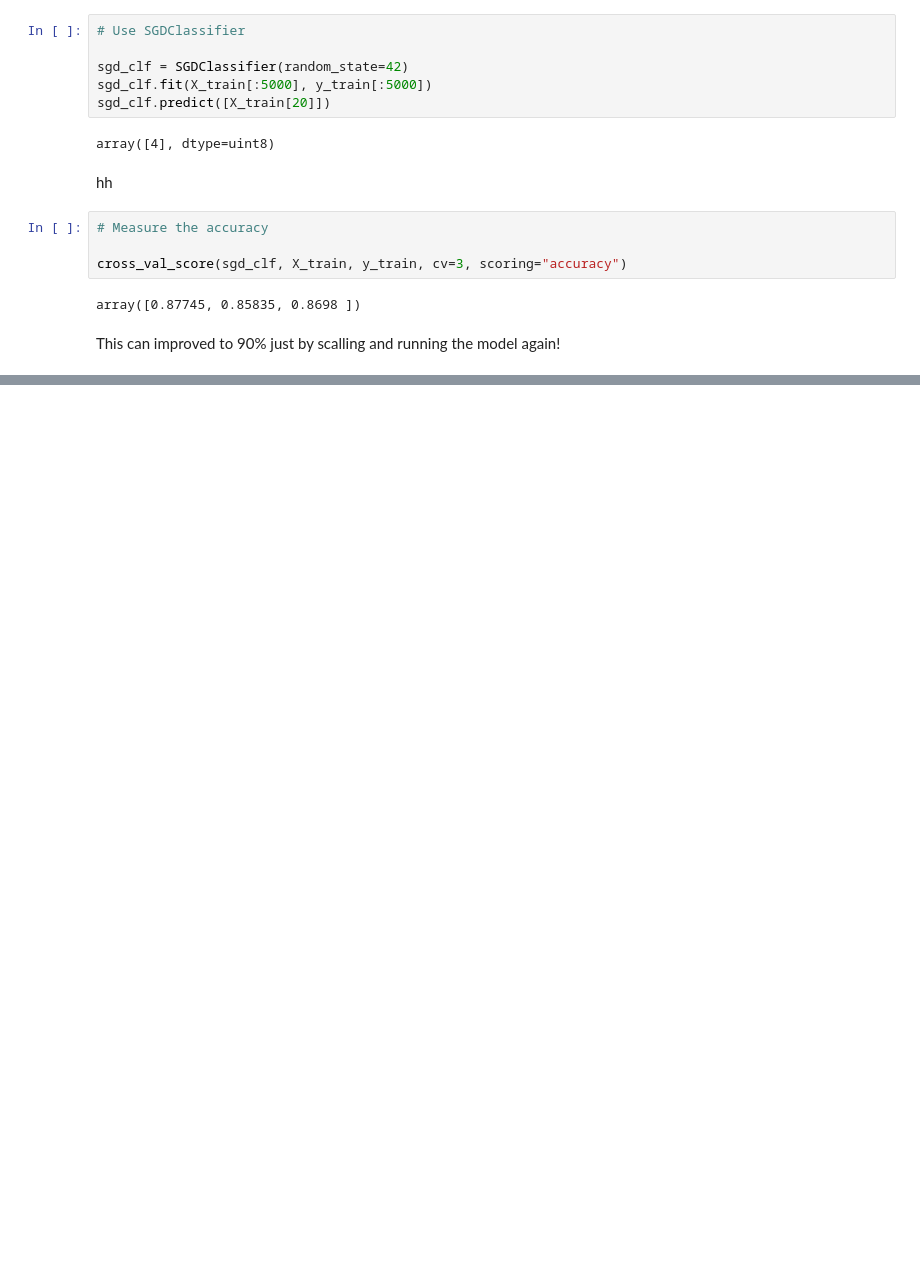
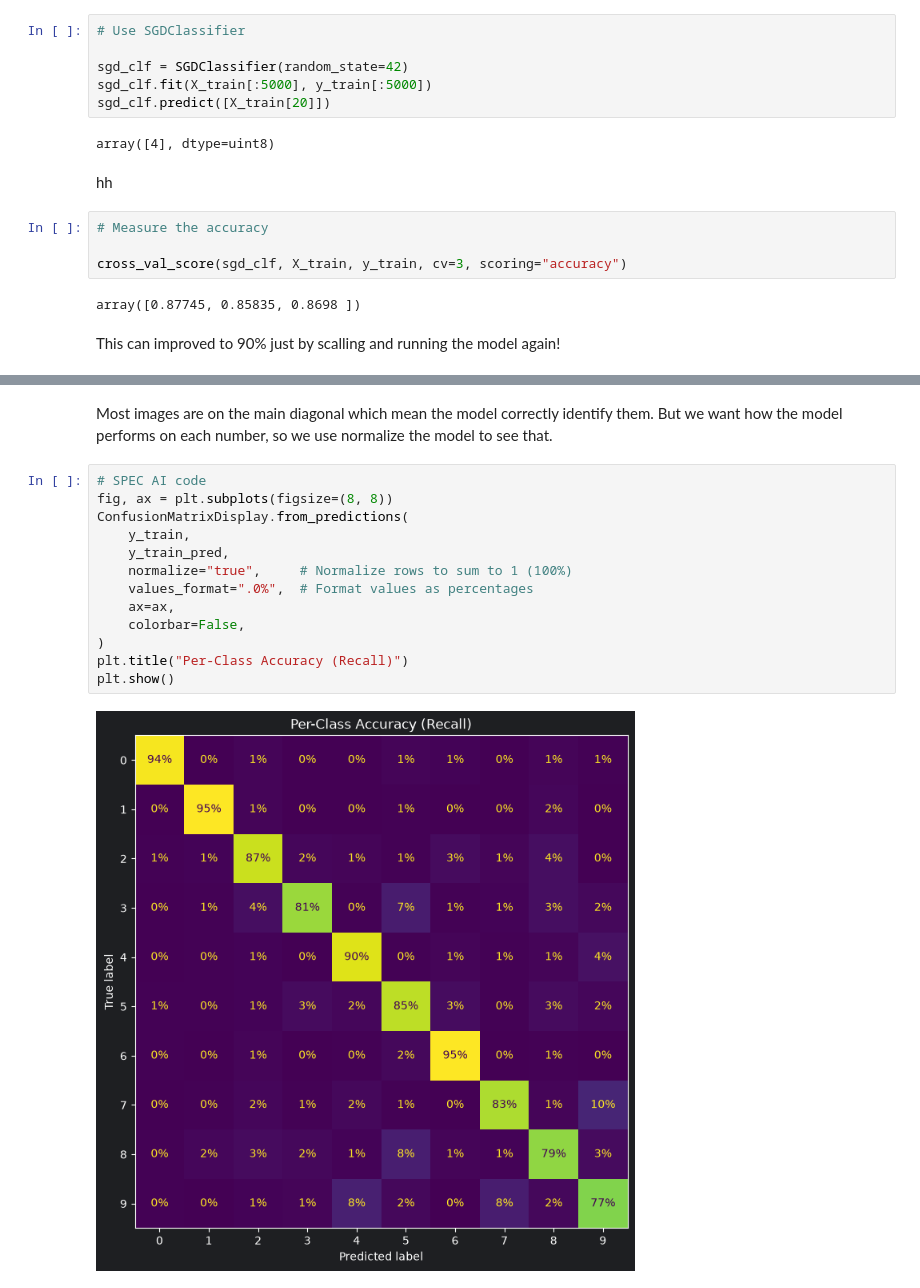
Before and after one commit to Yeabsra-Seyoum/Machine-Learning, a Jupyter notebook: 02-Mnist-classification/mnist_classification.ipynb, the cells around one changed output, grey strips where cells are left out. Drawn from its saved outputs; the diff is of its cells as text; blank space fills up the shorter version.

```diff
--- a/02-Mnist-classification/mnist_classification.ipynb
+++ b/02-Mnist-classification/mnist_classification.ipynb
@@ -483,0 +495,17 @@ This can improved to 90% just by scalling and running the model again!
+# %% [markdown]
+Most images are on the main diagonal which mean the model correctly identify them. But we want how the model performs on each number, so we use normalize the model to see that.
+# %%
+# SPEC AI code
+fig, ax = plt.subplots(figsize=(8, 8))
+ConfusionMatrixDisplay.from_predictions(
+    y_train,
+    y_train_pred,
+    normalize="true",     # Normalize rows to sum to 1 (100%)
+    values_format=".0%",  # Format values as percentages
+    ax=ax,
+    colorbar=False,
+)
+plt.title("Per-Class Accuracy (Recall)")
+plt.show()
+# %% [output]
+[figure, added]
```
Also changed, not shown: parts of 8 cells of this notebook.
